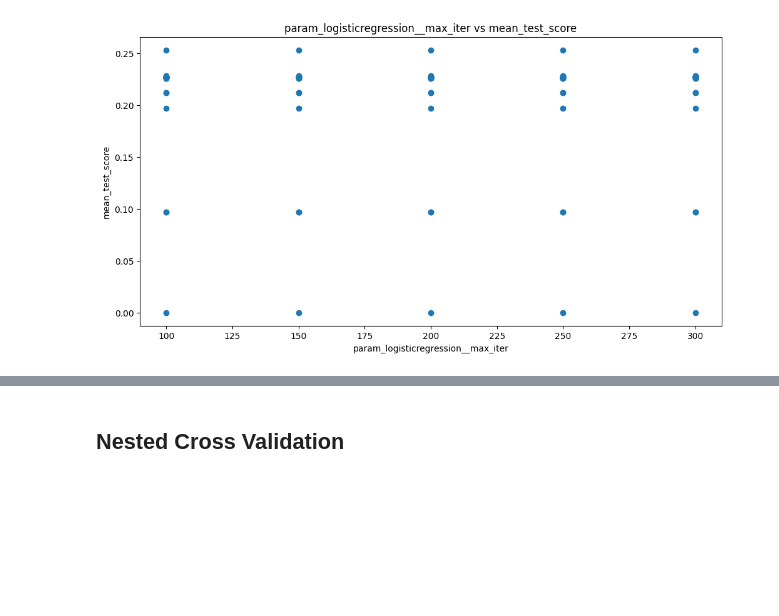
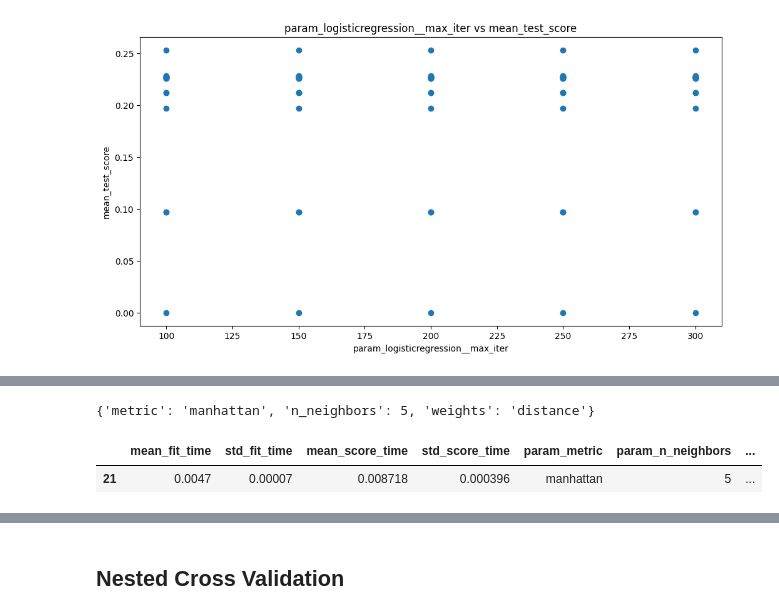
Before and after one commit to LucasVmigotto/alura-datascience, a Jupyter notebook: notebooks/ml/classificacao_otimizacao_hiperparametros.ipynb, the cells around one changed output, grey strips where cells are left out. Drawn from its saved outputs; the diff is of its cells as text; code cells hidden in the pictures; blank space fills up the shorter version.

```diff
--- a/notebooks/ml/classificacao_otimizacao_hiperparametros.ipynb
+++ b/notebooks/ml/classificacao_otimizacao_hiperparametros.ipynb
@@ -274,0 +297,10 @@ Text(0, 0.5, 'mean_test_score')
+# %%
+model_knn_grid.best_params_
+# %% [output]
+{'metric': 'manhattan', 'n_neighbors': 5, 'weights': 'distance'}
+# %%
+df_knn_grid = pd.DataFrame(model_knn_grid.cv_results_)
+df_knn_grid.loc[[model_knn_grid.best_index_]]
+# %% [output]
+|  | mean_fit_time | std_fit_time | mean_score_time | std_score_time | param_metric | param_n_neighbors | ... |
+| 21 | 0.0047 | 0.00007 | 0.008718 | 0.000396 | manhattan | 5 | ... |
```
Also changed, not shown: parts of 7 cells of this notebook.
